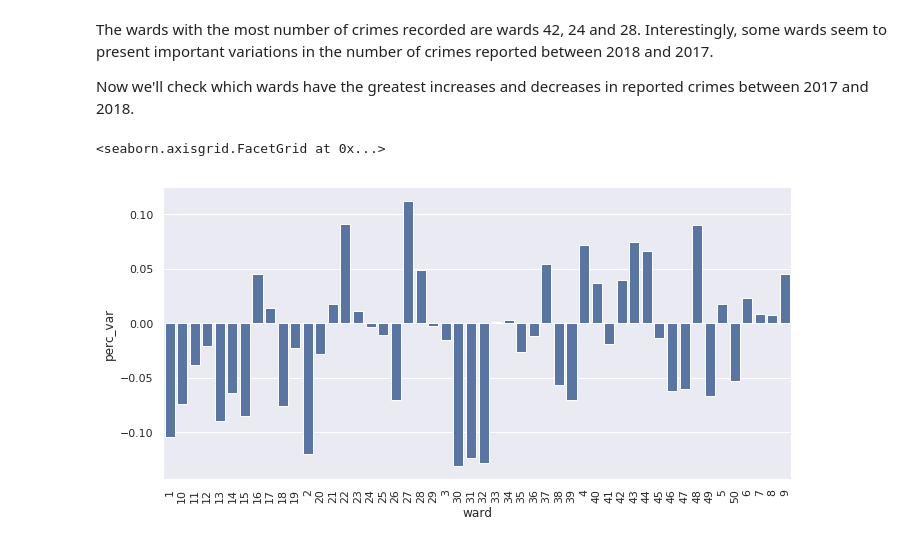
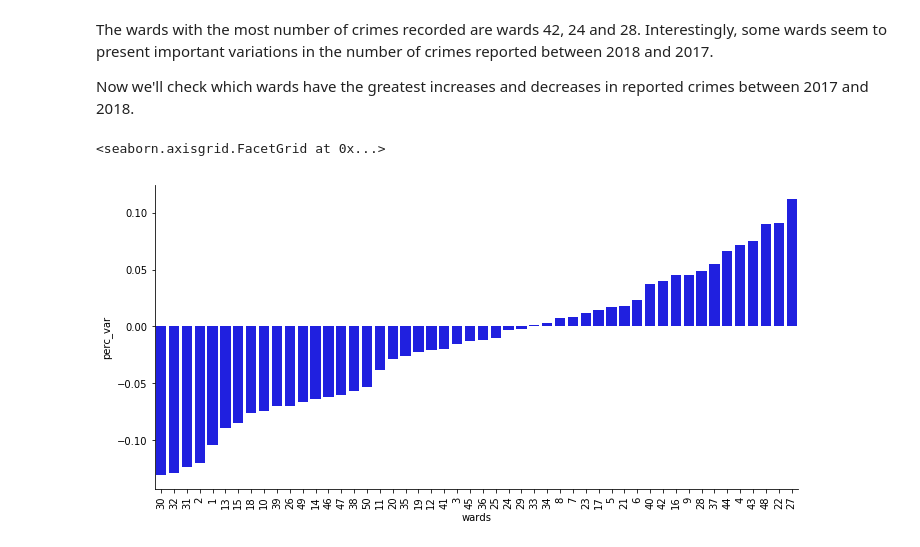
Before and after one commit to luisesanmartin/mlpp-harris, a Jupyter notebook: assignment1/writeup.ipynb, the cells around one changed output. Cells and saved outputs as stored; diff of their text form; code cells hidden in the pictures.

```diff
--- a/assignment1/writeup.ipynb
+++ b/assignment1/writeup.ipynb
@@ -89,10 +89,11 @@ Now we'll check which wards have the greatest increases and decreases in reporte
 crimes_wards_df = crimes_df.groupby(['ward', 'year']).size().unstack()
 crimes_wards_df['variation'] = crimes_wards_df['2018'] - crimes_wards_df['2017']
 crimes_wards_df['perc_var'] = crimes_wards_df['variation'] / crimes_wards_df['2017']
-crimes_wards_df['ward'] = crimes_wards_df.index
+crimes_wards_df['wards'] = pd.to_numeric(crimes_wards_df.index)
+crimes_wards_df = crimes_wards_df.sort_values('perc_var')
 # %%
-ward_variation_year = sns.catplot(x='ward', y='perc_var', data=crimes_wards_df, aspect=2, kind='bar', color='B')
+ward_variation_year = sns.catplot(x='wards', y='perc_var', order=crimes_wards_df['wards'], data=crimes_wards_df, aspect=2, kind='bar', color='B')
 ward_variation_year.set_xticklabels(rotation=90)
 # %% [output]
 <seaborn.axisgrid.FacetGrid at 0x...>
-[figure, old version]
+[figure, new version]
```
Also changed, not shown: parts of 6 cells of this notebook.
